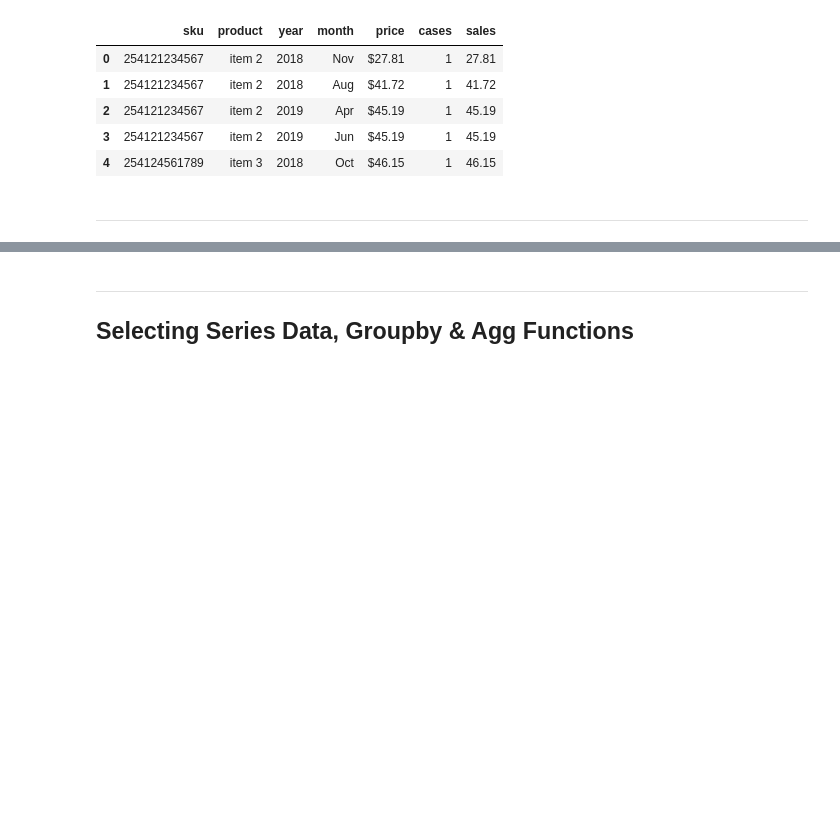
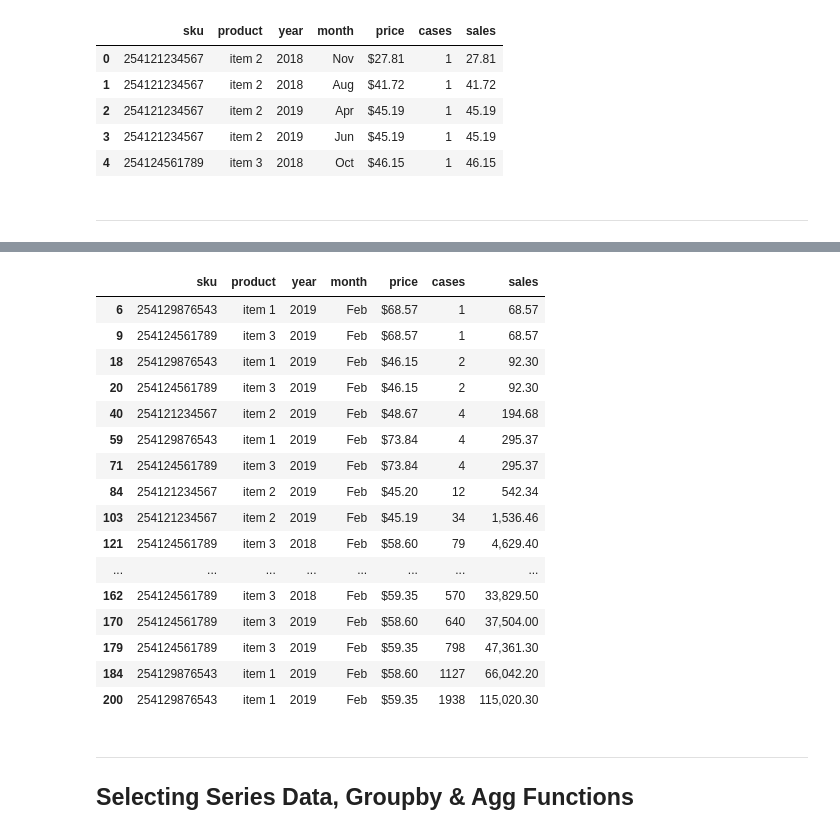
Before and after one commit to DennisMeek/FayettePy-data-science, a Jupyter notebook: 2. pandas-basics.ipynb, the cells around one changed output, grey strips where cells are left out. Drawn from its saved outputs; the diff is of its cells as text; code cells hidden in the pictures; blank space fills up the shorter version.

```diff
--- a/2. pandas-basics.ipynb
+++ b/2. pandas-basics.ipynb
@@ -89,3 +184,23 @@ df3.head()
+# %%
+df[df.month.str.contains('Fe')]
+# %% [output]
+|  | sku | product | year | month | price | cases | sales |
+| 6 | 254129876543 | item 1 | 2019 | Feb | $68.57 | 1 | 68.57 |
+| 9 | 254124561789 | item 3 | 2019 | Feb | $68.57 | 1 | 68.57 |
+| 18 | 254129876543 | item 1 | 2019 | Feb | $46.15 | 2 | 92.30 |
+| 20 | 254124561789 | item 3 | 2019 | Feb | $46.15 | 2 | 92.30 |
+| 40 | 254121234567 | item 2 | 2019 | Feb | $48.67 | 4 | 194.68 |
+| 59 | 254129876543 | item 1 | 2019 | Feb | $73.84 | 4 | 295.37 |
+| 71 | 254124561789 | item 3 | 2019 | Feb | $73.84 | 4 | 295.37 |
+| 84 | 254121234567 | item 2 | 2019 | Feb | $45.20 | 12 | 542.34 |
+| 103 | 254121234567 | item 2 | 2019 | Feb | $45.19 | 34 | 1,536.46 |
+| 121 | 254124561789 | item 3 | 2018 | Feb | $58.60 | 79 | 4,629.40 |
+| ... | ... | ... | ... | ... | ... | ... | ... |
+| 162 | 254124561789 | item 3 | 2018 | Feb | $59.35 | 570 | 33,829.50 |
+| 170 | 254124561789 | item 3 | 2019 | Feb | $58.60 | 640 | 37,504.00 |
+| 179 | 254124561789 | item 3 | 2019 | Feb | $59.35 | 798 | 47,361.30 |
+| 184 | 254129876543 | item 1 | 2019 | Feb | $58.60 | 1127 | 66,042.20 |
+| 200 | 254129876543 | item 1 | 2019 | Feb | $59.35 | 1938 | 115,020.30 |
 # %% [markdown]
 ---
 ## Selecting Series Data, Groupby & Agg Functions
```
Also changed, not shown: parts of 26 cells of this notebook, 2 other files.
